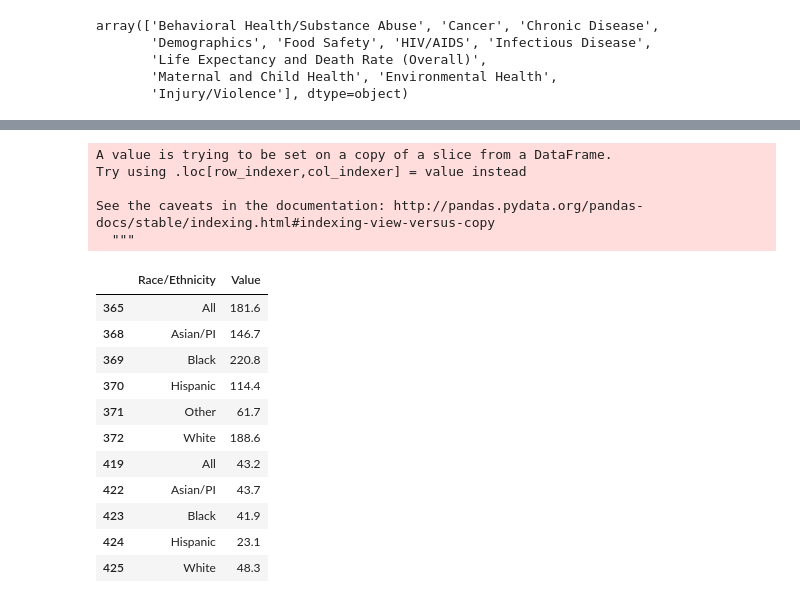
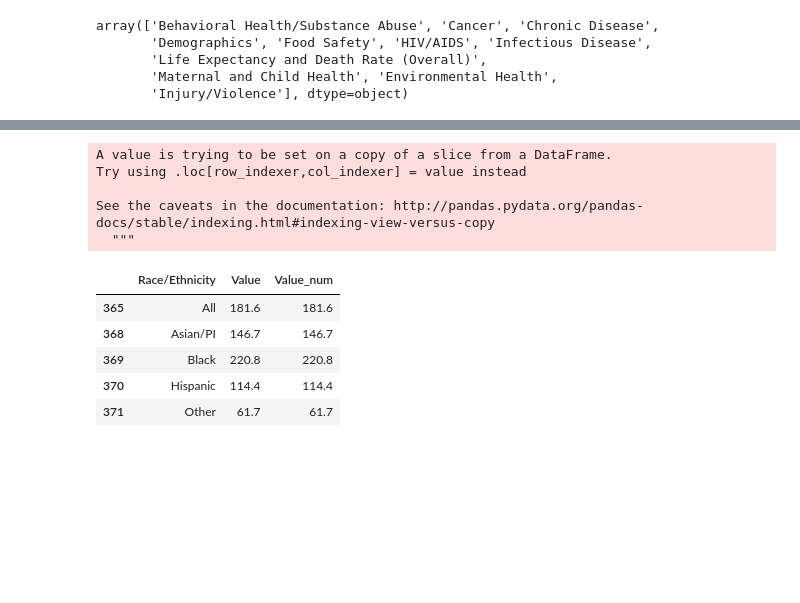
Before and after one commit to sulbhajain/Portfolio-Projects, a Jupyter notebook: Big cities Health Inventory Survey/Health Inventory Survey.ipynb, the cells around one changed output, grey strips where cells are left out. Cells and saved outputs as stored; diff of their text form; code cells hidden in the pictures; blank space fills up the shorter version.

```diff
--- a/Big cities Health Inventory Survey/Health Inventory Survey.ipynb
+++ b/Big cities Health Inventory Survey/Health Inventory Survey.ipynb
@@ -81,29 +66,21 @@ cancer_2010_both_boston
 # %%
 %matplotlib inline
 
 cols = ['Race/Ethnicity', 'Value']
 df_sel = cancer_2010_both_boston[cols]
-df_sel['Value'] = pd.to_numeric(df_sel['Value'])
-df_sel
-
-#scatter(x= 'Race/Ethnicity', y= 'Value')
+df_sel['Value_num'] = pd.to_numeric(df_sel['Value'])
+df_sel.head()
 # %% [output]
 A value is trying to be set on a copy of a slice from a DataFrame.
 Try using .loc[row_indexer,col_indexer] = value instead
 
 See the caveats in the documentation: http://pandas.pydata.org/pandas-docs/stable/indexing.html#indexing-view-versus-copy
   """
-|  | Race/Ethnicity | Value |
-| 365 | All | 181.6 |
-| 368 | Asian/PI | 146.7 |
-| 369 | Black | 220.8 |
-| 370 | Hispanic | 114.4 |
-| 371 | Other | 61.7 |
-| 372 | White | 188.6 |
-| 419 | All | 43.2 |
-| 422 | Asian/PI | 43.7 |
-| 423 | Black | 41.9 |
-| 424 | Hispanic | 23.1 |
-| 425 | White | 48.3 |
+|  | Race/Ethnicity | Value | Value_num |
+| 365 | All | 181.6 | 181.6 |
+| 368 | Asian/PI | 146.7 | 146.7 |
+| 369 | Black | 220.8 | 220.8 |
+| 370 | Hispanic | 114.4 | 114.4 |
+| 371 | Other | 61.7 | 61.7 |
 # %%
 # which Race/Ethnicy is more susceptable to Cancer in 2010
```
Also changed, not shown: parts of 17 cells of this notebook, 38 other files.
